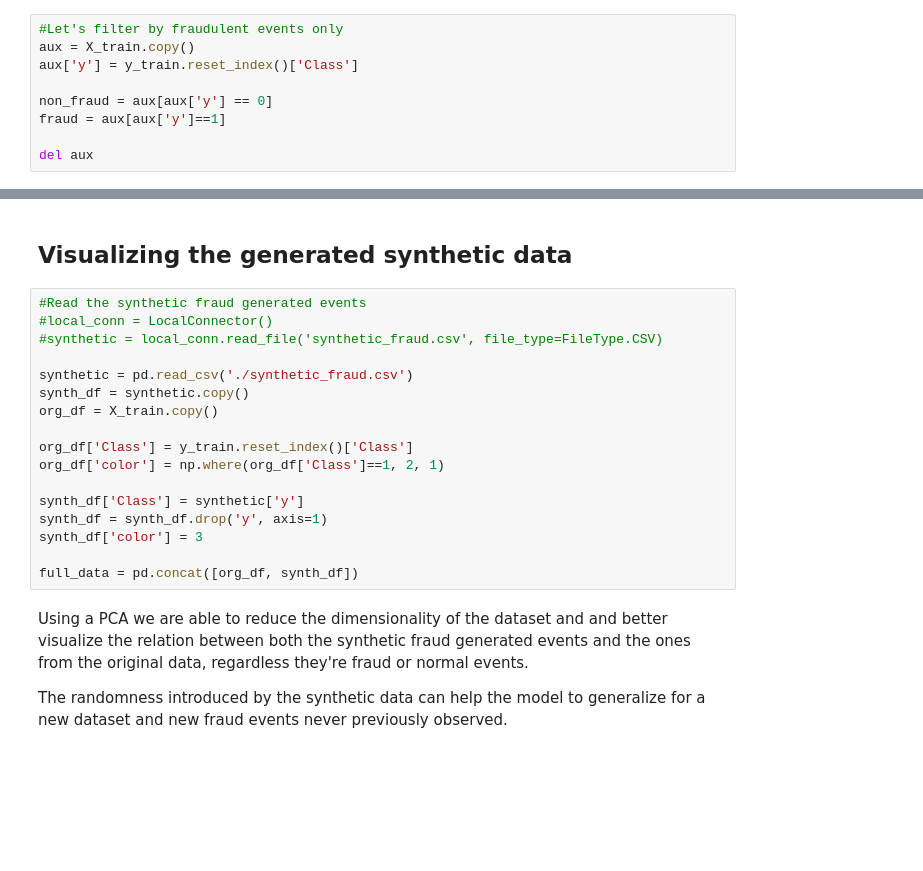
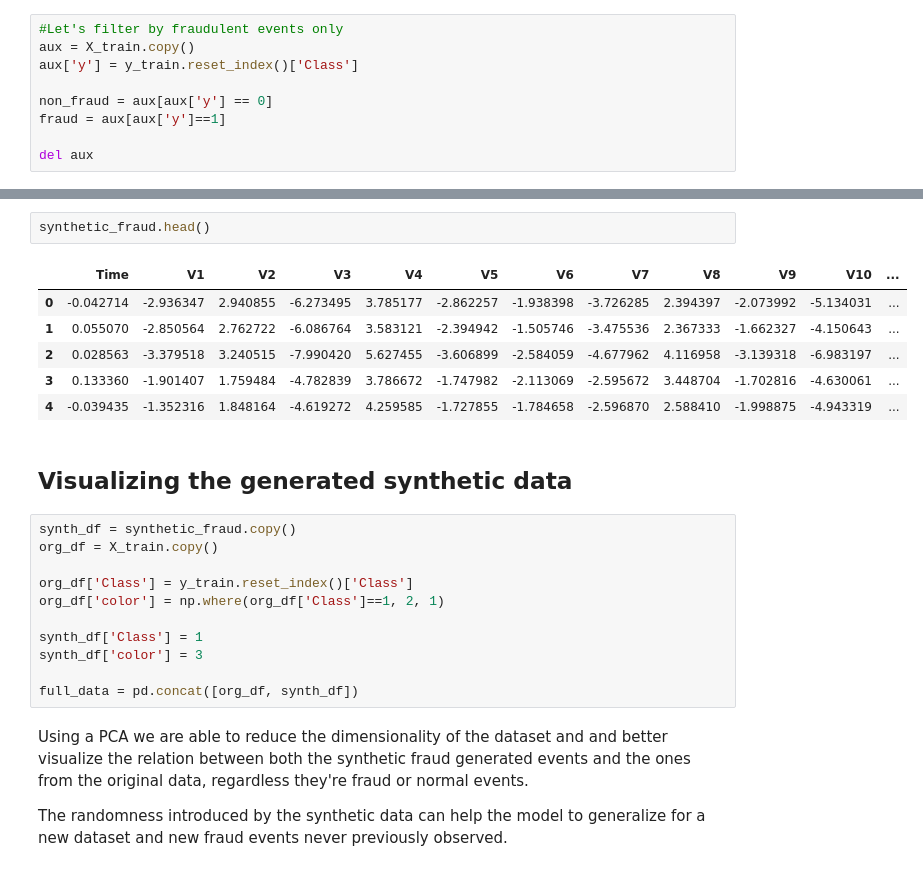
Before and after one commit to ydataai/academy, a Jupyter notebook: integrations/algorithmia/Example_Notebook_YData_Algorithmia_FraudDetection.ipynb, the cells around one changed output, grey strips where cells are left out. Saved outputs shown, nothing was run; the diff lists cells and outputs as text; blank space fills up the shorter version.

```diff
--- a/integrations/algorithmia/Example_Notebook_YData_Algorithmia_FraudDetection.ipynb
+++ b/integrations/algorithmia/Example_Notebook_YData_Algorithmia_FraudDetection.ipynb
@@ -267,19 +318,22 @@ INFO: 2021-02-12 16:05:49,134 Current batch_size is set as 1000
+# %%
+synthetic_fraud.head()
+# %% [output]
+|  | Time | V1 | V2 | V3 | V4 | V5 | V6 | V7 | V8 | V9 | V10 | ... |
+| 0 | -0.042714 | -2.936347 | 2.940855 | -6.273495 | 3.785177 | -2.862257 | -1.938398 | -3.726285 | 2.394397 | -2.073992 | -5.134031 | ... |
+| 1 | 0.055070 | -2.850564 | 2.762722 | -6.086764 | 3.583121 | -2.394942 | -1.505746 | -3.475536 | 2.367333 | -1.662327 | -4.150643 | ... |
+| 2 | 0.028563 | -3.379518 | 3.240515 | -7.990420 | 5.627455 | -3.606899 | -2.584059 | -4.677962 | 4.116958 | -3.139318 | -6.983197 | ... |
+| 3 | 0.133360 | -1.901407 | 1.759484 | -4.782839 | 3.786672 | -1.747982 | -2.113069 | -2.595672 | 3.448704 | -1.702816 | -4.630061 | ... |
+| 4 | -0.039435 | -1.352316 | 1.848164 | -4.619272 | 4.259585 | -1.727855 | -1.784658 | -2.596870 | 2.588410 | -1.998875 | -4.943319 | ... |
 # %% [markdown]
 ## Visualizing the generated synthetic data
 # %%
-#Read the synthetic fraud generated events
-#local_conn = LocalConnector()
-#synthetic = local_conn.read_file('synthetic_fraud.csv', file_type=FileType.CSV)
-
-synthetic = pd.read_csv('./synthetic_fraud.csv')
-synth_df = synthetic.copy()
+synth_df = synthetic_fraud.copy()
 org_df = X_train.copy()
 
 org_df['Class'] = y_train.reset_index()['Class']
 org_df['color'] = np.where(org_df['Class']==1, 2, 1)
 
-synth_df['Class'] = synthetic['y']
-synth_df = synth_df.drop('y', axis=1)
+synth_df['Class'] = 1
 synth_df['color'] = 3
 
 full_data = pd.concat([org_df, synth_df])
```
Also changed, not shown: parts of 61 cells of this notebook, 1 other file.
